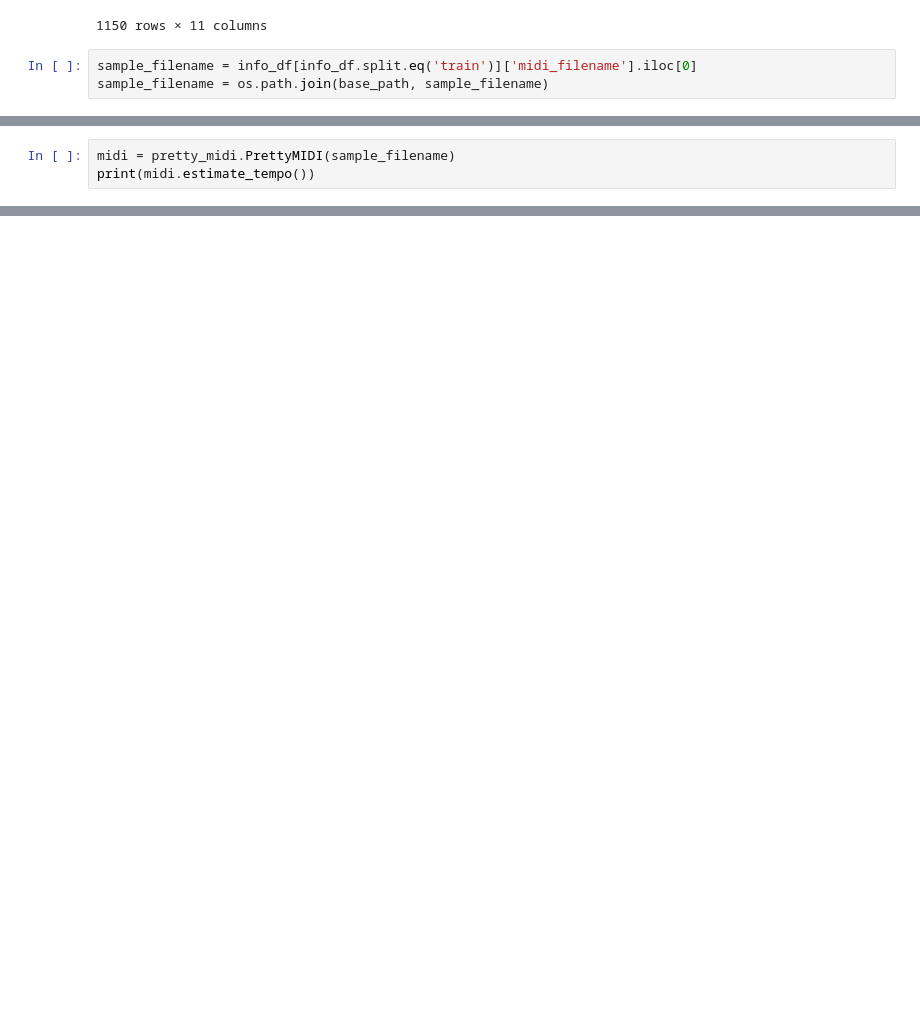
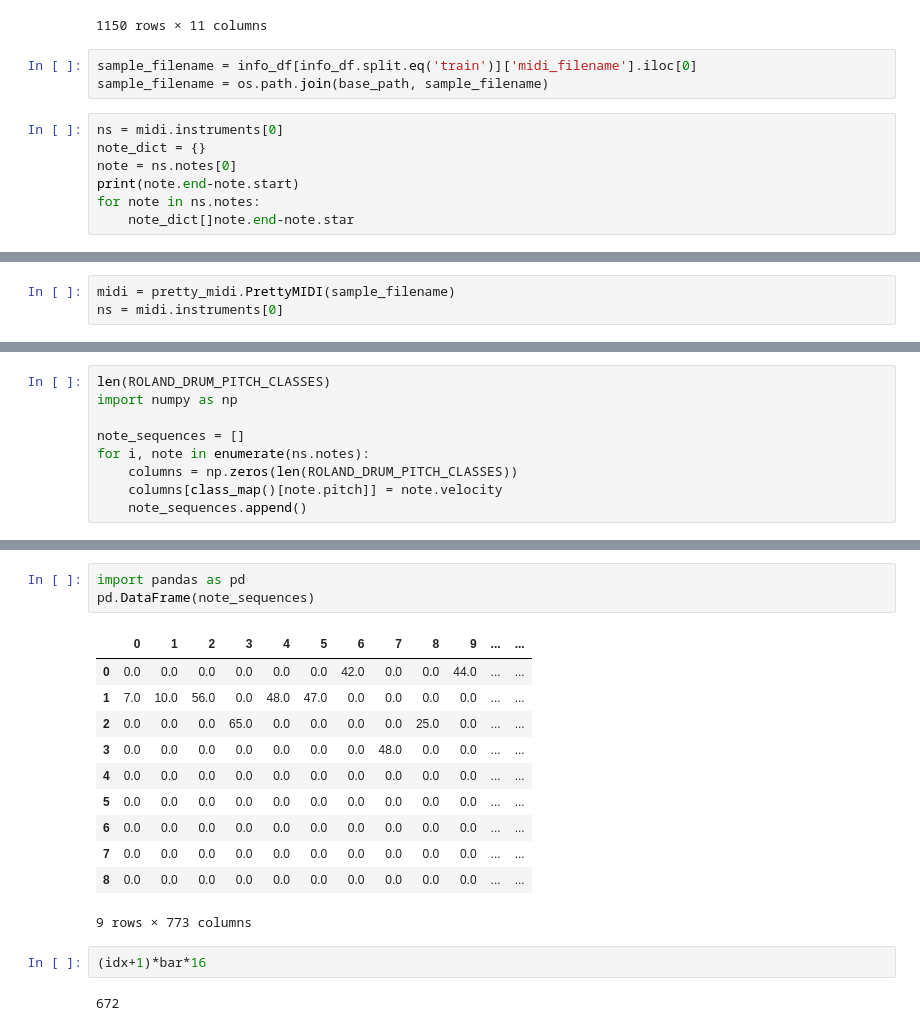
Before and after one commit to rimiiii/yullab, a Jupyter notebook: notebooks/music_playground.ipynb, the cells around one changed output, grey strips where cells are left out. Cells and saved outputs as stored; diff of their text form; blank space fills up the shorter version.

```diff
--- a/notebooks/music_playground.ipynb
+++ b/notebooks/music_playground.ipynb
@@ -27,3 +41,10 @@ info_df
 # %%
 sample_filename = info_df[info_df.split.eq('train')]['midi_filename'].iloc[0]
 sample_filename = os.path.join(base_path, sample_filename)
+# %%
+ns = midi.instruments[0]
+note_dict = {}
+note = ns.notes[0]
+print(note.end-note.start)
+for note in ns.notes:
+    note_dict[]note.end-note.star
@@ -30,3 +53,3 @@ sample_filename = os.path.join(base_path, sample_filename)
 # %%
 midi = pretty_midi.PrettyMIDI(sample_filename)
-print(midi.estimate_tempo())
+ns = midi.instruments[0]
@@ -94,0 +105,9 @@ array([ 0.  ,  0.75,  1.5 ,  2.25,  3.  ,  3.75,  4.5 ,  5.25,  6.  ,
+# %%
+len(ROLAND_DRUM_PITCH_CLASSES)
+import numpy as np
+
+note_sequences = []
+for i, note in enumerate(ns.notes):
+    columns = np.zeros(len(ROLAND_DRUM_PITCH_CLASSES))
+    columns[class_map()[note.pitch]] = note.velocity
+    note_sequences.append()
@@ -94,0 +140,19 @@ array([ 0.  ,  0.75,  1.5 ,  2.25,  3.  ,  3.75,  4.5 ,  5.25,  6.  ,
+# %%
+import pandas as pd
+pd.DataFrame(note_sequences)
+# %% [output]
+|  | 0 | 1 | 2 | 3 | 4 | 5 | 6 | 7 | 8 | 9 | ... | ... |
+| 0 | 0.0 | 0.0 | 0.0 | 0.0 | 0.0 | 0.0 | 42.0 | 0.0 | 0.0 | 44.0 | ... | ... |
+| 1 | 7.0 | 10.0 | 56.0 | 0.0 | 48.0 | 47.0 | 0.0 | 0.0 | 0.0 | 0.0 | ... | ... |
+| 2 | 0.0 | 0.0 | 0.0 | 65.0 | 0.0 | 0.0 | 0.0 | 0.0 | 25.0 | 0.0 | ... | ... |
+| 3 | 0.0 | 0.0 | 0.0 | 0.0 | 0.0 | 0.0 | 0.0 | 48.0 | 0.0 | 0.0 | ... | ... |
+| 4 | 0.0 | 0.0 | 0.0 | 0.0 | 0.0 | 0.0 | 0.0 | 0.0 | 0.0 | 0.0 | ... | ... |
+| 5 | 0.0 | 0.0 | 0.0 | 0.0 | 0.0 | 0.0 | 0.0 | 0.0 | 0.0 | 0.0 | ... | ... |
+| 6 | 0.0 | 0.0 | 0.0 | 0.0 | 0.0 | 0.0 | 0.0 | 0.0 | 0.0 | 0.0 | ... | ... |
+| 7 | 0.0 | 0.0 | 0.0 | 0.0 | 0.0 | 0.0 | 0.0 | 0.0 | 0.0 | 0.0 | ... | ... |
+| 8 | 0.0 | 0.0 | 0.0 | 0.0 | 0.0 | 0.0 | 0.0 | 0.0 | 0.0 | 0.0 | ... | ... |
+9 rows × 773 columns
+# %%
+(idx+1)*bar*16
+# %% [output]
+672
```
Also changed, not shown: parts of 16 cells of this notebook, 1 other file.
